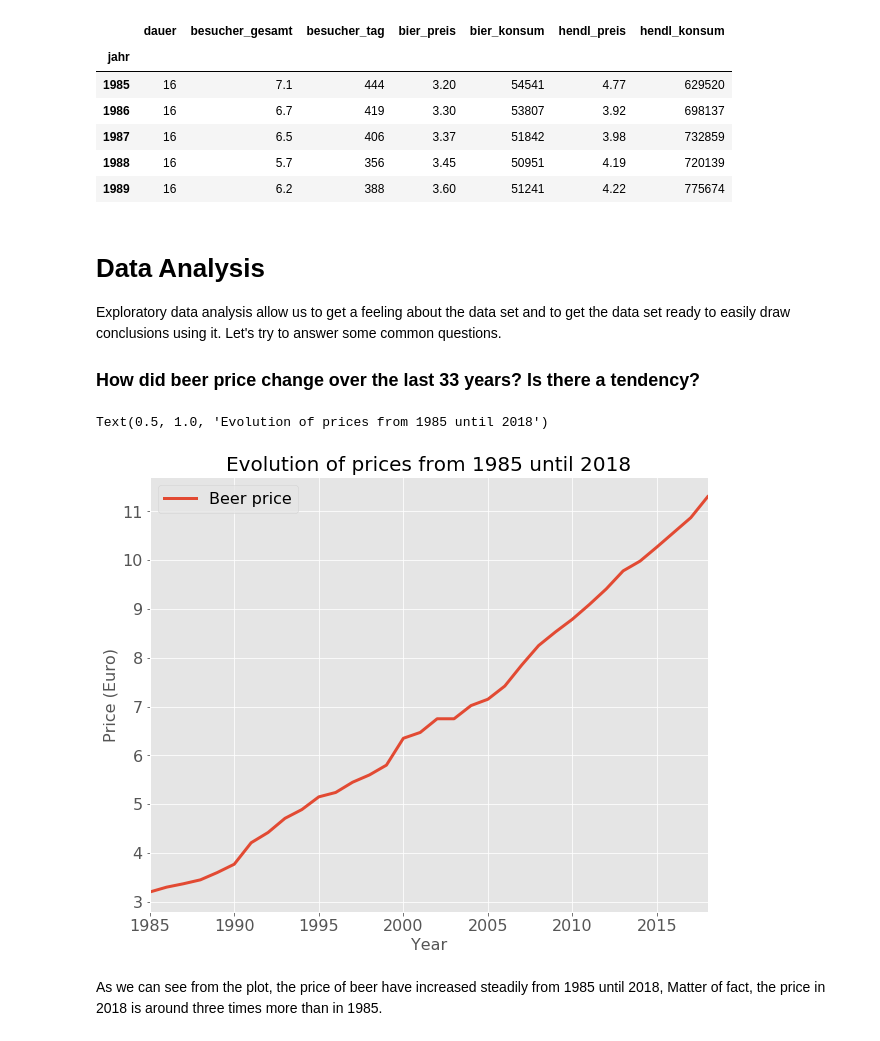
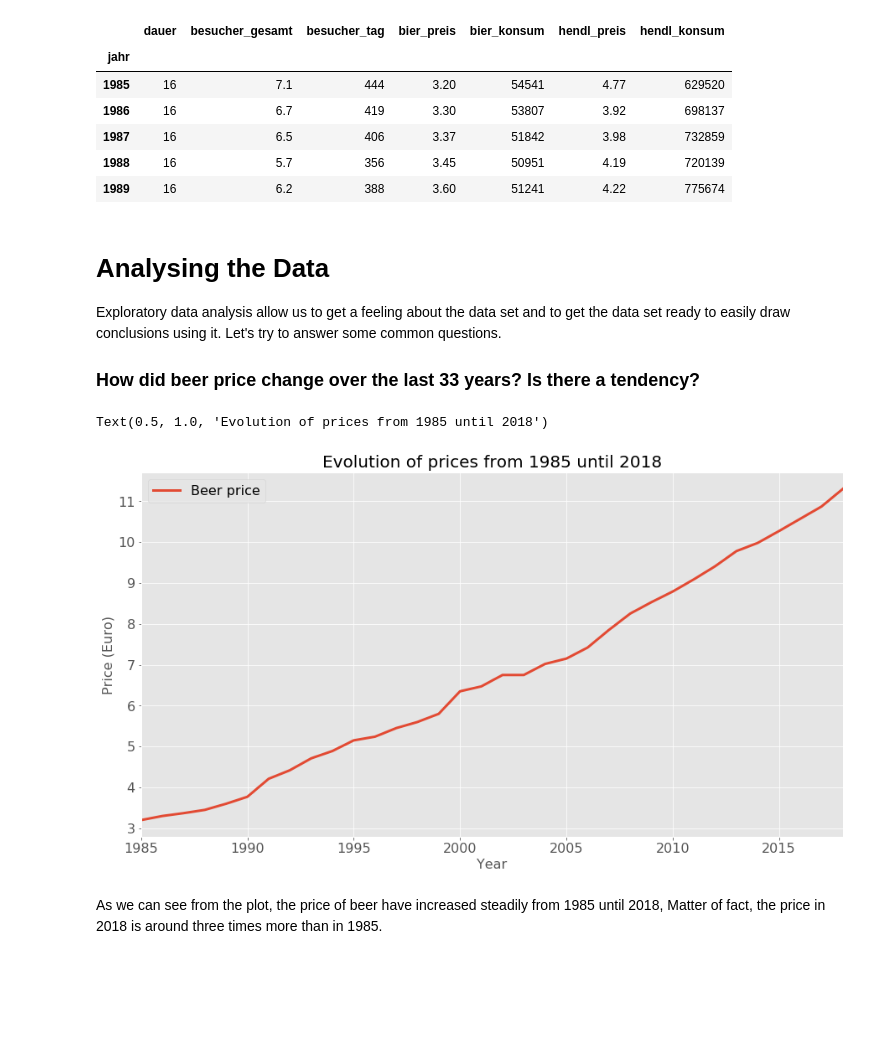
Before and after one commit to battyone/ML_for_MedStudents, a Jupyter notebook: Exercise_3.ipynb, the cells around one changed output. Cells and saved outputs as stored; diff of their text form; code cells hidden in the pictures; blank space fills up the shorter version.

```diff
--- a/Exercise_3.ipynb
+++ b/Exercise_3.ipynb
@@ -133,24 +132,24 @@ df_oktoberfest.head()
 | 1988 | 16 | 5.7 | 356 | 3.45 | 50951 | 4.19 | 720139 |
 | 1989 | 16 | 6.2 | 388 | 3.60 | 51241 | 4.22 | 775674 |
 # %% [markdown]
-# Data Analysis
+# Analysing the Data
 
 Exploratory data analysis allow us to get a feeling about the data set and to get the data set ready to easily draw conclusions using it.
 Let's try to answer some common questions.
 
 ### How did beer price change over the last 33 years? Is there a tendency?
 # %%
-# Plot beer price and chicken price
-df_oktoberfest.plot(kind='line', y=['bier_preis'], figsize=(10,8), linewidth=3, fontsize=16)
+# Plot beer price
+df_oktoberfest.plot(kind='line', y=['bier_preis'], figsize=(15,8), linewidth=3, fontsize=16)
 
 # Title, labels and legend
 plt.legend(labels=['Beer price'],fontsize=16)
 plt.xlabel('Year',fontsize=16)
 plt.ylabel('Price (Euro)',fontsize=16)
 plt.title('Evolution of prices from 1985 until 2018',fontsize=20)
 # %% [output]
 Text(0.5, 1.0, 'Evolution of prices from 1985 until 2018')
-[figure, old version]
+[figure, new version]
 # %% [markdown]
 As we can see from the plot, the price of beer have increased steadily from 1985 until 2018,
 Matter of fact, the price in 2018 is around three times more than in 1985.
```
Also changed, not shown: parts of 9 cells of this notebook.
